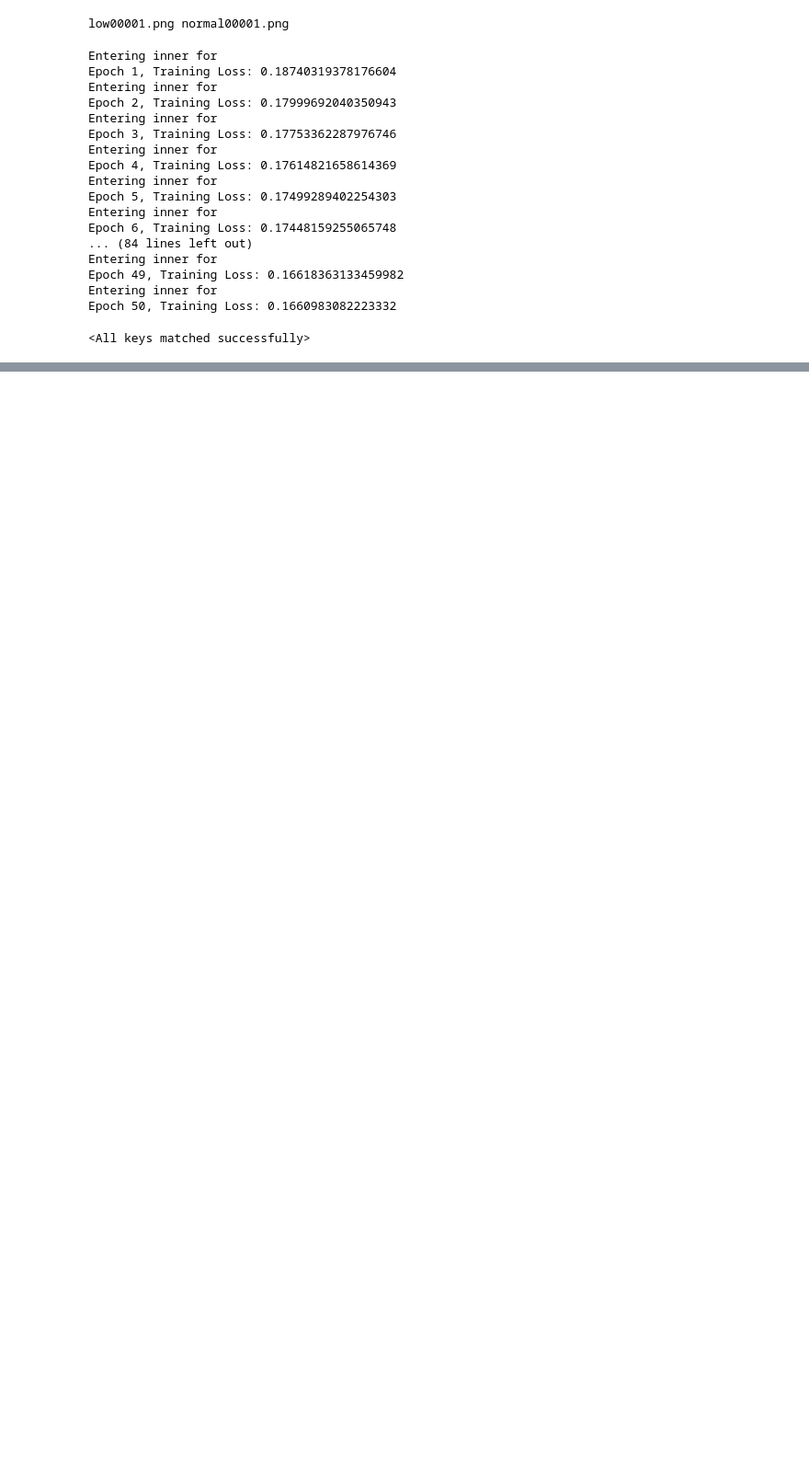
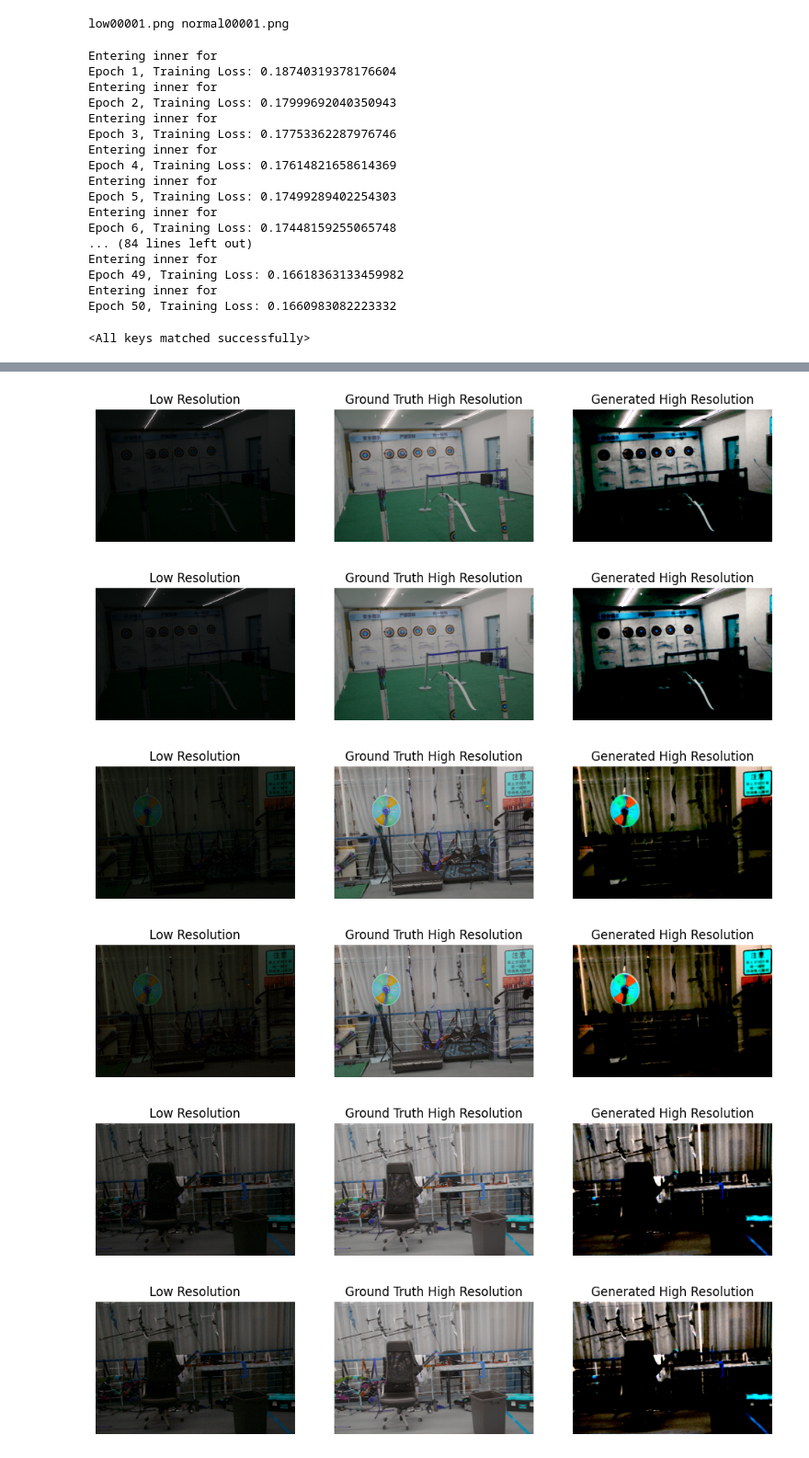
Before and after one commit to bharathsomasundaram/deepLearning, a Jupyter notebook: Diffusion Base Model_bharath.ipynb, the cells around one changed output, grey strips where cells are left out. Shown at 92% size. Saved outputs shown, nothing was run; the diff lists cells and outputs as text; code cells hidden in the pictures; blank space fills up the shorter version.

```diff
--- a/Diffusion Base Model_bharath.ipynb
+++ b/Diffusion Base Model_bharath.ipynb
@@ -238,0 +257,54 @@ plt.show()
+# %%
+# Test the model on all images in the evaluation dataset
+model.eval()
+with torch.no_grad():
+    for i, (inputs, targets) in enumerate(eval_loader):
+
+        # Generate output images using the model
+        output_image = model(inputs)
+        random_low_res = inputs
+        random_high_res = targets
+
+        # Normalize input and target images
+        normalized_data_low = (random_low_res - random_low_res.min()) / (random_low_res.max() - random_low_res.min())
+        normalized_data_high = (random_high_res - random_high_res.min()) / (random_high_res.max() - random_high_res.min())
+
+        # Convert tensors to NumPy arrays
+        low_res_np = normalized_data_low.squeeze(0).permute(1, 2, 0).cpu().numpy()  # Move low-res input to CPU memory and convert to NumPy array
+        high_res_np = normalized_data_high.squeeze(0).permute(1, 2, 0).cpu().numpy()  # Move high-res target to CPU memory and convert to NumPy array
+        output_image_np = output_image.squeeze(0).permute(1, 2, 0).cpu().numpy()
+
+        # Normalize and adjust the generated high-resolution image
+        output_image_np_normalized = (output_image_np - output_image_np.min()) / (output_image_np.max() - output_image_np.min())
+        output_image_np_adjusted = adjust_color_balance(output_image_np_normalized)
+        # output_image_np_adjusted = exposure.equalize_hist(output_image_np_normalized)
+        def adjust_color_balance(image):
+            # Example: Apply a simple color balance adjustment by increasing the red channel
+            image[:,:,:] *= 1.5 # Increase red channel
+
+            # Clip values to ensure they are in the valid range [0, 1]
+            image = np.clip(image, 0, 1)
+
+            return image
+        # Plot the images
+        fig, axes = plt.subplots(1, 3, figsize=(12, 4))
+        axes[0].imshow(low_res_np)
+        axes[0].set_title('Low Resolution')
+        axes[0].axis('off')
+        axes[1].imshow(high_res_np)
+        axes[1].set_title('Ground Truth High Resolution')
+        axes[1].axis('off')
+        axes[2].imshow(output_image_np_adjusted)
+        axes[2].set_title('Generated High Resolution')
+        axes[2].axis('off')
+        plt.show()
+
+        if i == 10:  # Change 10 to the number of images you want to display
+            break
+# %% [output]
+[figure, added]
+[figure, added]
+[figure, added]
+[figure, added]
+[figure, added]
+[figure, added]
```
Also changed, not shown: parts of 3 cells of this notebook.
